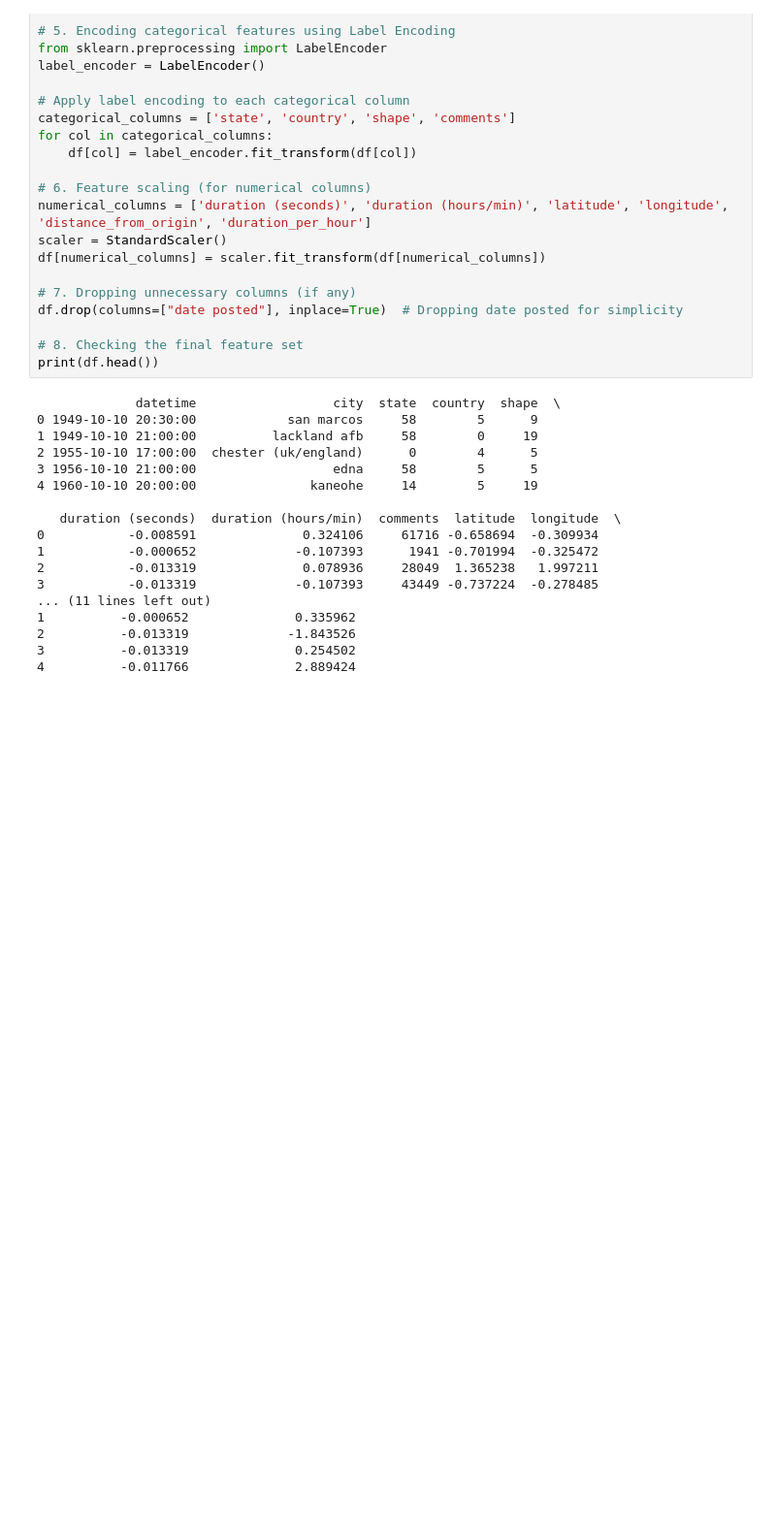
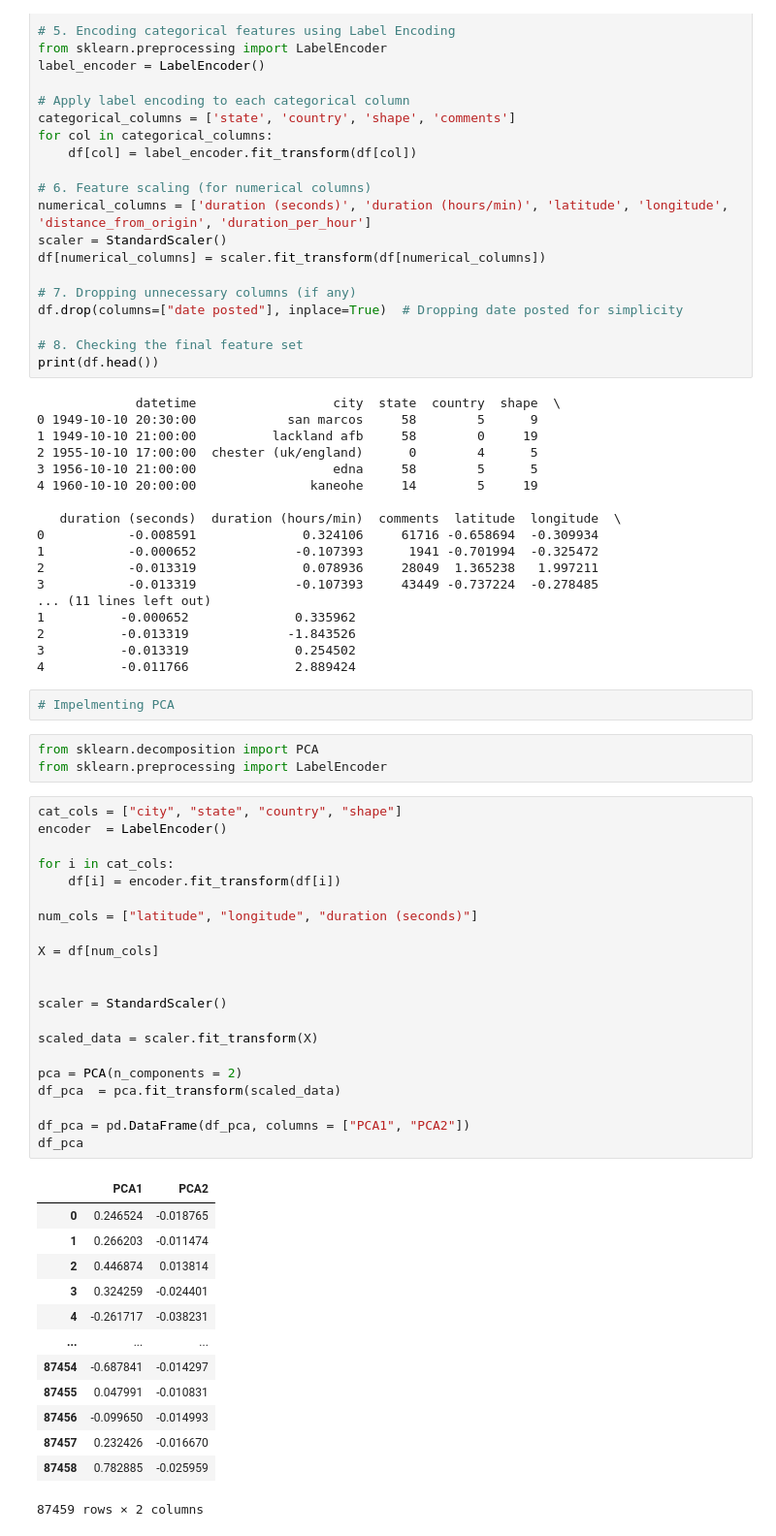
Before and after one commit to Aharv123/UFO-Sighting-Data-Cleaning-And-FeatureEngineering, a Jupyter notebook: project.ipynb, the cells around one changed output. Shown: that part at 97% size. Cells and saved outputs as stored; diff of their text form; blank space fills up the shorter version.

```diff
--- a/project.ipynb
+++ b/project.ipynb
@@ -319,3 +319,43 @@ print(df.head())
 2          -0.013319             -1.843526
 3          -0.013319              0.254502
 4          -0.011766              2.889424
+# %%
+# Impelmenting PCA
+# %%
+from sklearn.decomposition import PCA
+from sklearn.preprocessing import LabelEncoder
+# %%
+cat_cols = ["city", "state", "country", "shape"]
+encoder  = LabelEncoder()
+
+for i in cat_cols:
+    df[i] = encoder.fit_transform(df[i])
+
+num_cols = ["latitude", "longitude", "duration (seconds)"]
+
+X = df[num_cols]
+
+
+scaler = StandardScaler()
+
+scaled_data = scaler.fit_transform(X)
+
+pca = PCA(n_components = 2)
+df_pca  = pca.fit_transform(scaled_data)
+
+df_pca = pd.DataFrame(df_pca, columns = ["PCA1", "PCA2"])
+df_pca
+# %% [output]
+|  | PCA1 | PCA2 |
+| 0 | 0.246524 | -0.018765 |
+| 1 | 0.266203 | -0.011474 |
+| 2 | 0.446874 | 0.013814 |
+| 3 | 0.324259 | -0.024401 |
+| 4 | -0.261717 | -0.038231 |
+| ... | ... | ... |
+| 87454 | -0.687841 | -0.014297 |
+| 87455 | 0.047991 | -0.010831 |
+| 87456 | -0.099650 | -0.014993 |
+| 87457 | 0.232426 | -0.016670 |
+| 87458 | 0.782885 | -0.025959 |
+87459 rows × 2 columns
```
Also changed, not shown: parts of 1 cell of this notebook.
